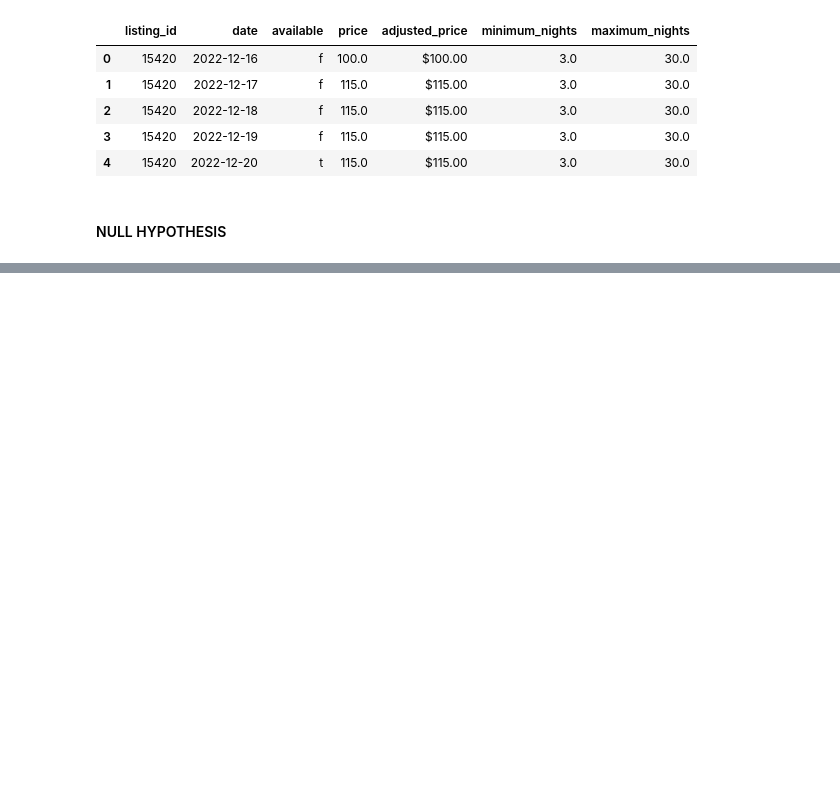
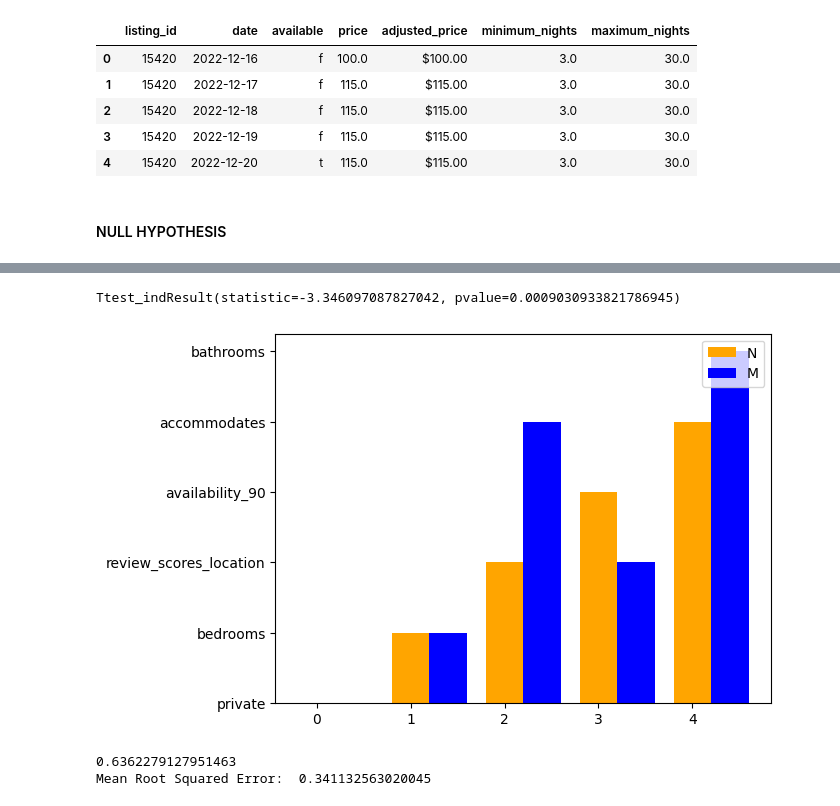
Before and after one commit to Anant-K-Gupta/AirBnbProject, a Jupyter notebook: airbnb_model.ipynb, the cells around one changed output, grey strips where cells are left out. Drawn from its saved outputs; the diff is of its cells as text; code cells hidden in the pictures; blank space fills up the shorter version.

```diff
--- a/airbnb_model.ipynb
+++ b/airbnb_model.ipynb
@@ -700,0 +708,47 @@ plt.vlines( x = mean_availability_low_bedrooms - mean_availability,  ymin = 0, y
+# %%
+stats.ttest_ind(avg_price_by_date['price'], avg_price_by_date[(avg_price_by_date['date']>= '2022-12-25') & (avg_price_by_date['date']<= '2023-01-01')]["price"])
+# %% [output]
+Ttest_indResult(statistic=-3.346097087827042, pvalue=0.0009030933821786945)
+# %%
+# Array for horizontal bar's position
+ind = np.array([0, 1, 2,3,4])
+
+# Bar's width
+width = 0.4
+
+fig, ax = plt.subplots()
+
+# Horizontal bar plot
+ax.bar(ind, np.array(importances_rf["Features"][0:5]), width, color='orange', label='N')
+ax.bar(ind + width, np.array(importances_gbr["Features"][0:5]), width, color='blue', label='M')
+
+# Set Y-axis ticks and ticklabels
+#ax.set(yticks=ind + width, yticklabels=np.array(['A', 'B', 'C','D','']),
+ylim=[2*width - 1, len(ind)]
+
+# Legend at the upper right corner
+ax.legend(loc='upper right')
+
+# Display the plot
+plt.show()
+# %% [output]
+[figure, added]
+# %%
+
+
+y = model_df['log_price']
+X = model_df[['private', 'bedrooms', 'review_scores_location', 'availability_90',
+              'accommodates', 'reviews_per_month', 'number_of_reviews', 'host_days_active',
+              'number_of_reviews_ltm', 'review_scores_value']]
+
+X_train, X_val, y_train, y_val = train_test_split(X, y, random_state=42, test_size=0.2)
+
+rf = RandomForestRegressor(n_estimators = 100, random_state = 42)
+# Train the model on training data
+rf.fit(X_train, y_train);
+y_pred_rf = rf.predict(X_val)
+print(r2_score(y_val, y_pred_rf))
+print('Mean Root Squared Error: ', mean_squared_error(y_val, y_pred_rf, squared=False))
+# %% [output]
+0.6362279127951463
+Mean Root Squared Error:  0.341132563020045
```
Also changed, not shown: parts of 17 cells of this notebook.
